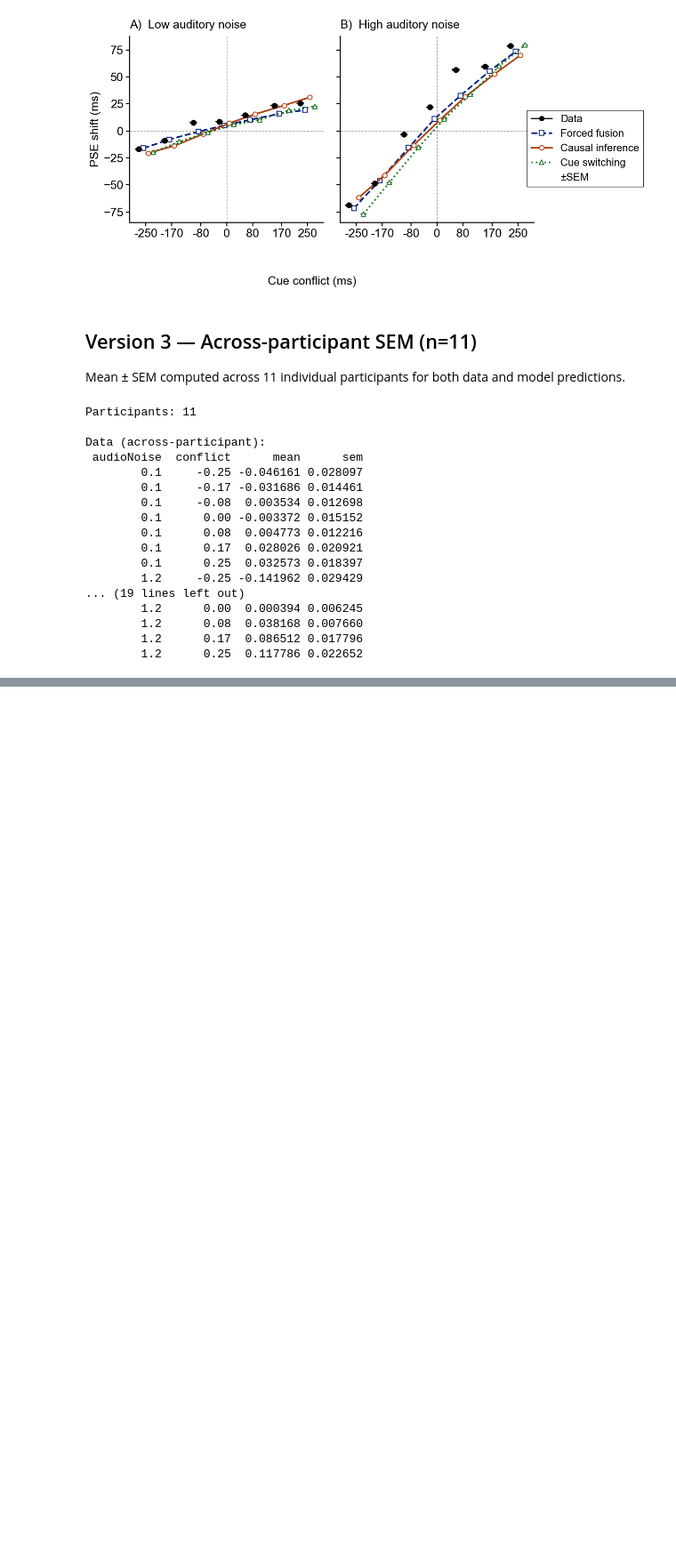
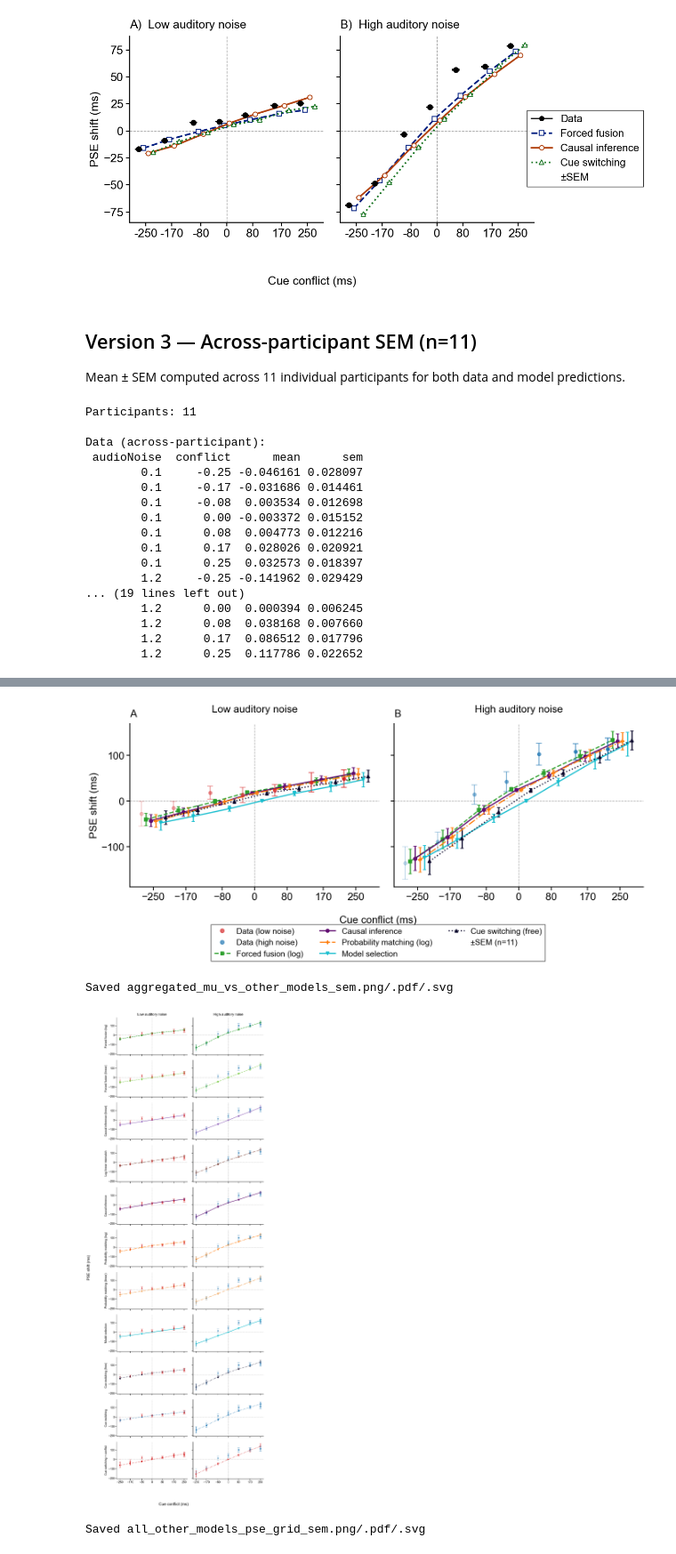
Before and after one commit to omeryildiran/av-dur-estimation, a Jupyter notebook: plotConflictvsPSE_clean.ipynb, the cells around one changed output, grey strips where cells are left out. Shown at 89% size. Drawn from its saved outputs; the diff is of its cells as text; code cells hidden in the pictures; blank space fills up the shorter version.

```diff
--- a/plotConflictvsPSE_clean.ipynb
+++ b/plotConflictvsPSE_clean.ipynb
@@ -556,0 +871,19 @@ Saved  .png/pdf
+# %%
+plot_other_models_overlay(
+    data_other_agg,
+    model_other_agg,
+    models=OTHER_MODELS_OVERLAY,
+    save_prefix='aggregated_mu_vs_other_models_sem'
+)
+
+plot_other_models_grid(
+    data_other_agg,
+    model_other_agg,
+    models=OTHER_MODEL_NAMES,
+    save_prefix='all_other_models_pse_grid_sem'
+)
+# %% [output]
+[figure, added]
+Saved aggregated_mu_vs_other_models_sem.png/.pdf/.svg
+[figure, added]
+Saved all_other_models_pse_grid_sem.png/.pdf/.svg
```
Also changed, not shown: parts of 5 cells of this notebook, 39 other files.
